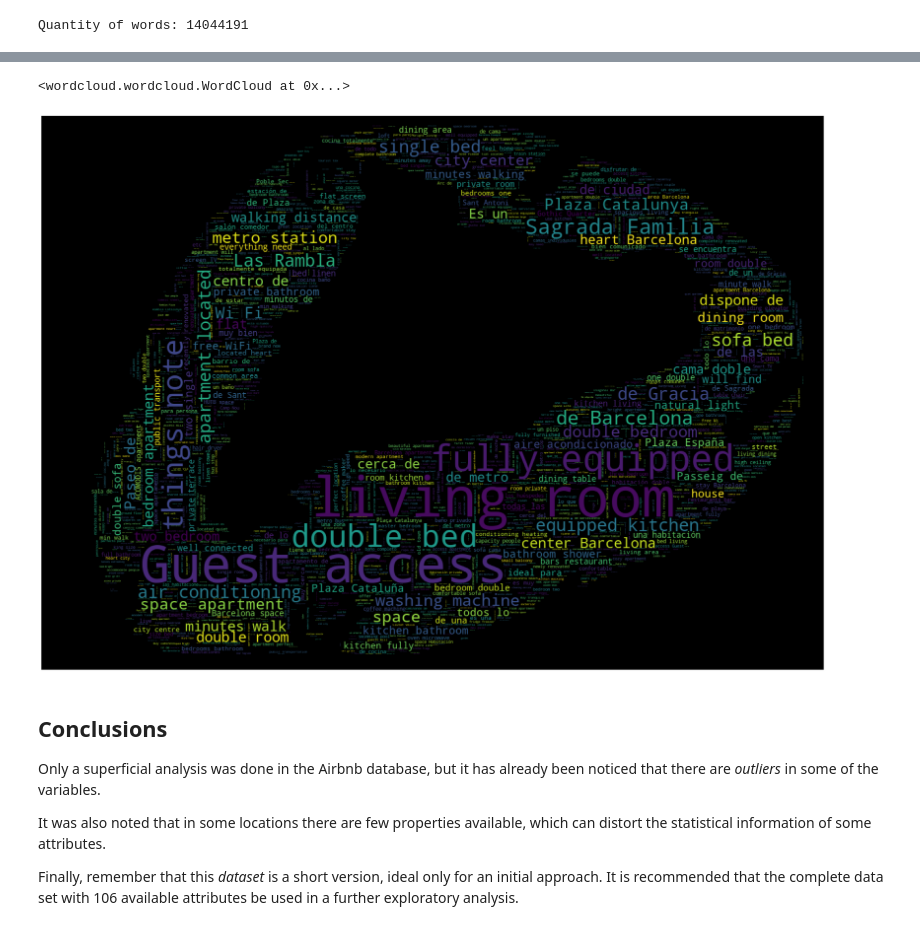
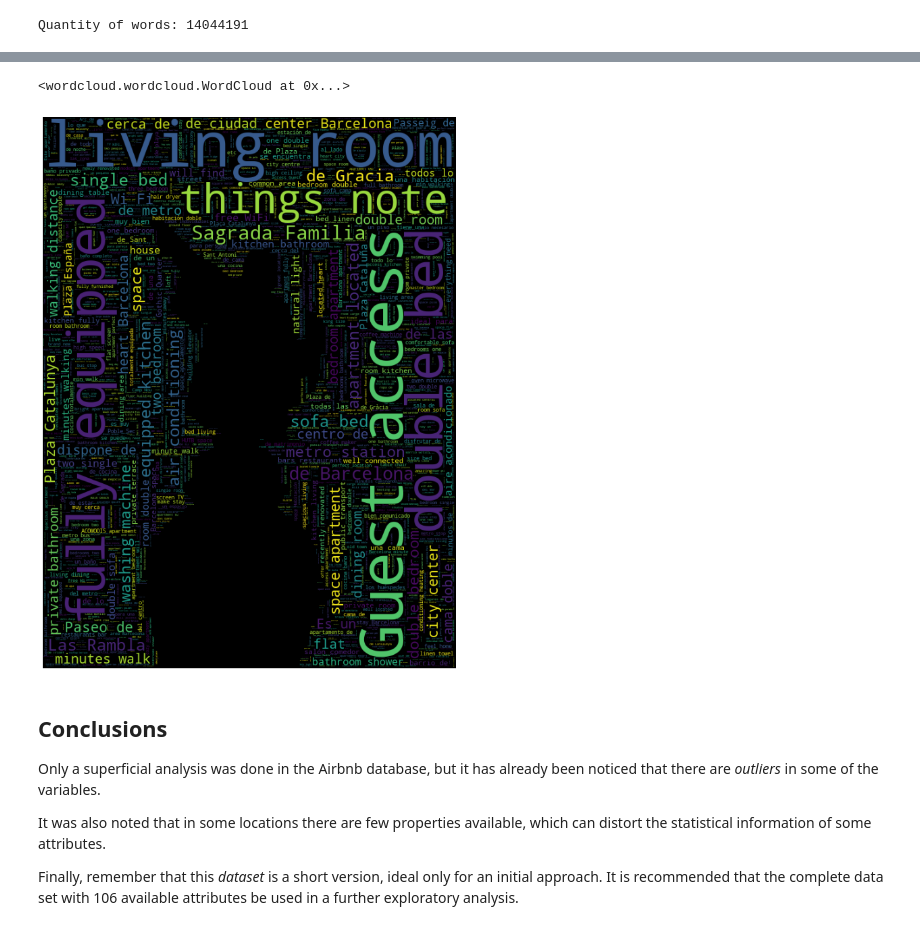
Before and after one commit to ebmacedo/PublicProjects, a Jupyter notebook: Analysing__Airbnb_Data_Barcelona.ipynb, the cells around one changed output, grey strips where cells are left out. Saved outputs shown, nothing was run; the diff lists cells and outputs as text; code cells hidden in the pictures.

```diff
--- a/Analysing__Airbnb_Data_Barcelona.ipynb
+++ b/Analysing__Airbnb_Data_Barcelona.ipynb
@@ -423,24 +423,24 @@ wordcloud.to_file("airbnb_description_wordcloud.png")
 # %%
 # local address for your image
-bcn_mask = np.array(Image.open("/content/drive/MyDrive/mapa-cataluña-aislado.jpg"))
+bcn_mask = np.array(Image.open("/content/drive/MyDrive/Barcelona_Colom2.jpg"))
 
 # generate a wordcloud
 wordcloud = WordCloud(stopwords=stopwords,
                       background_color="black",
                       width=2500, height=2500, max_words=2000,
                       mask=bcn_mask, max_font_size=200,
                       min_font_size=1).generate(all_description)
 
 # show the final image
-fig, ax = plt.subplots(figsize=(30,30))
+fig, ax = plt.subplots(figsize=(20,15))
 ax.imshow(wordcloud, interpolation='bilinear')
 ax.set_axis_off()
 
 plt.imshow(wordcloud)
 wordcloud.to_file("airbnb_description_wordcloud.png")
 # %% [output]
 <wordcloud.wordcloud.WordCloud at 0x...>
-[figure, old version]
+[figure, new version]
 # %% [markdown]
 ## Conclusions
 
```
Also changed, not shown: parts of 1 cell of this notebook.
